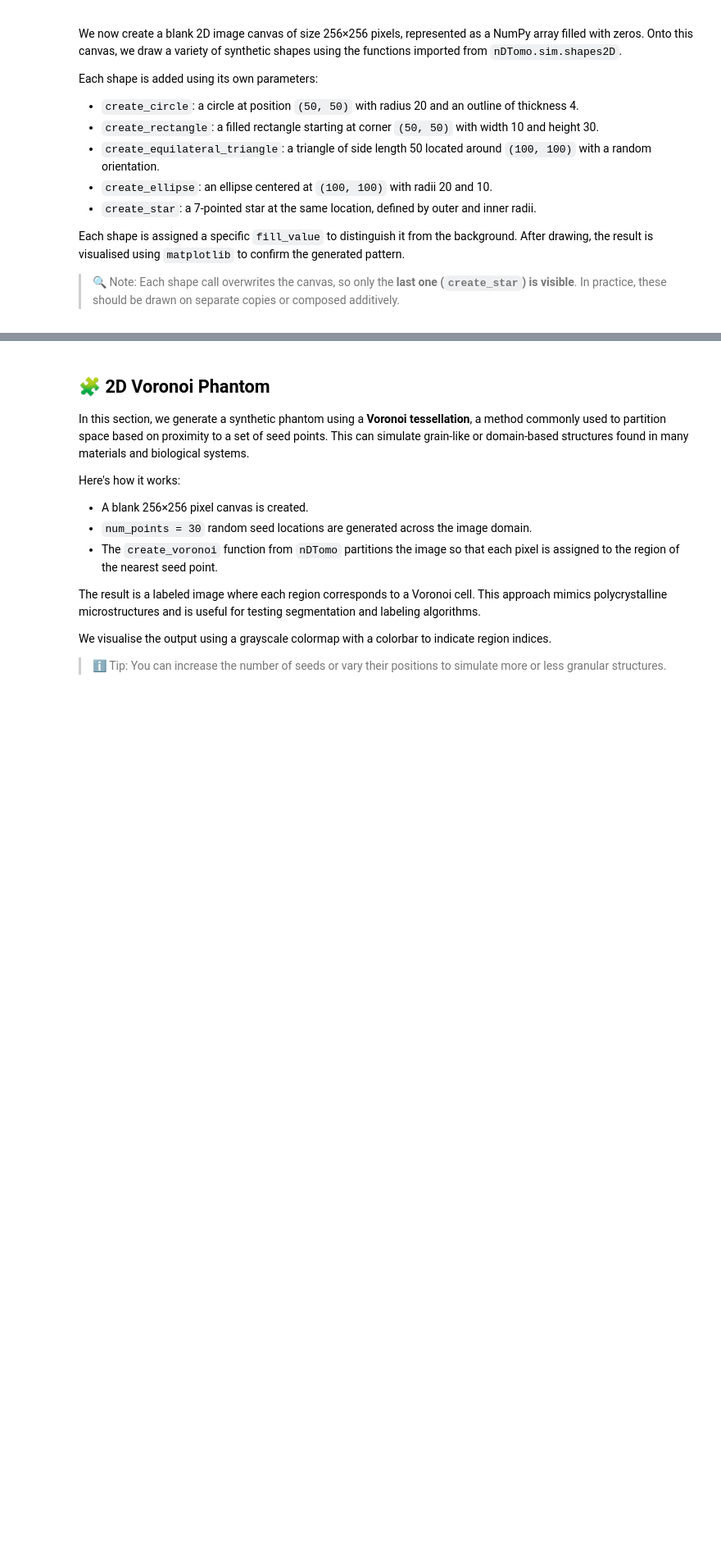
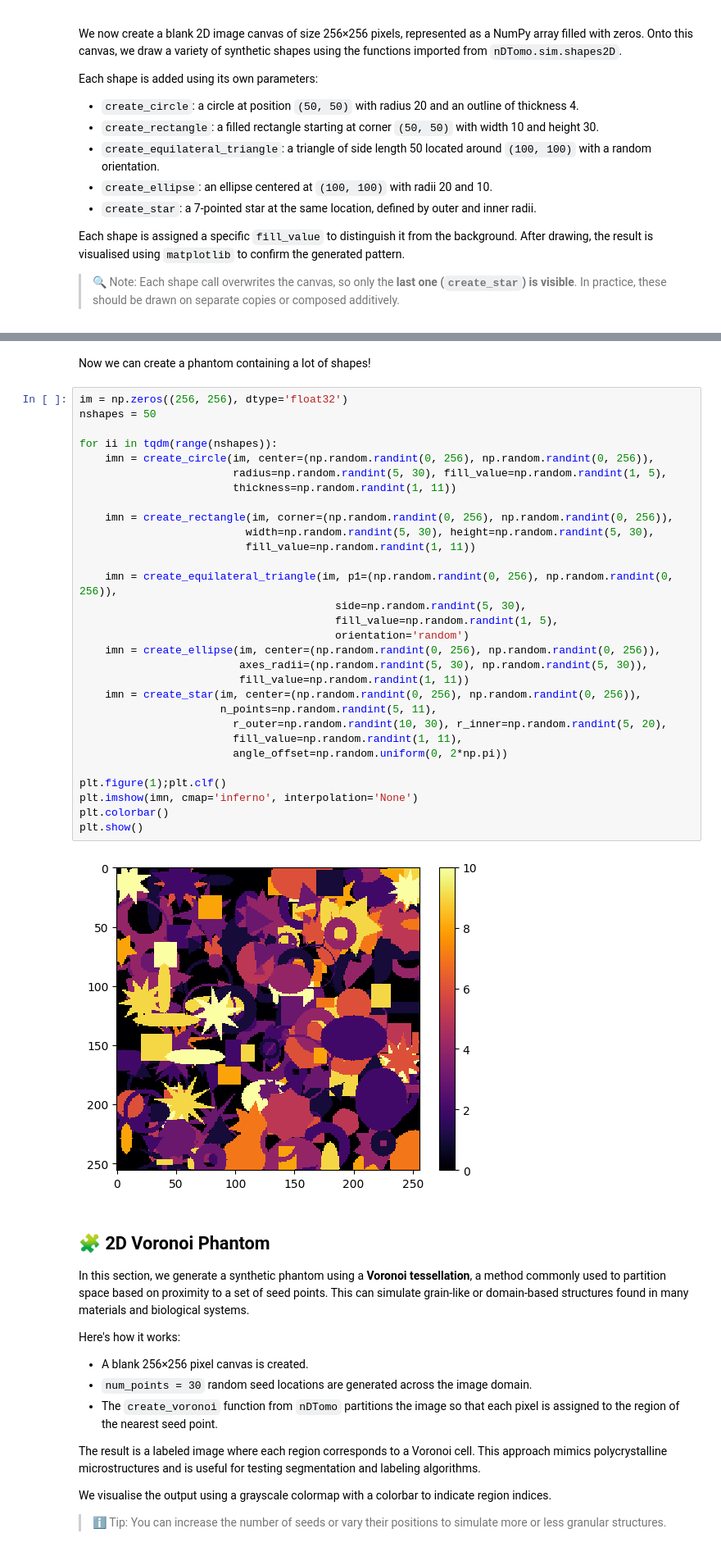
Before and after one commit to antonyvam/nDTomo, a Jupyter notebook: docs/source/notebooks/tutorial_phantoms.ipynb, the cells around one changed output, grey strips where cells are left out. Shown at 82% size. Cells and saved outputs as stored; diff of their text form; blank space fills up the shorter version.

Commit message:
shapes

```diff
--- a/docs/source/notebooks/tutorial_phantoms.ipynb
+++ b/docs/source/notebooks/tutorial_phantoms.ipynb
@@ -90,3 +90,37 @@ plt.show()
+# %% [markdown]
+Now we can create a phantom containing a lot of shapes!
+# %%
+im = np.zeros((256, 256), dtype='float32')
+nshapes = 50
+
+for ii in tqdm(range(nshapes)):
+    imn = create_circle(im, center=(np.random.randint(0, 256), np.random.randint(0, 256)),
+                        radius=np.random.randint(5, 30), fill_value=np.random.randint(1, 5),
+                        thickness=np.random.randint(1, 11))
+
+    imn = create_rectangle(im, corner=(np.random.randint(0, 256), np.random.randint(0, 256)),
+                          width=np.random.randint(5, 30), height=np.random.randint(5, 30),
+                          fill_value=np.random.randint(1, 11))
+
+    imn = create_equilateral_triangle(im, p1=(np.random.randint(0, 256), np.random.randint(0, 256)),
+                                        side=np.random.randint(5, 30),
+                                        fill_value=np.random.randint(1, 5),
+                                        orientation='random')
+    imn = create_ellipse(im, center=(np.random.randint(0, 256), np.random.randint(0, 256)),
+                         axes_radii=(np.random.randint(5, 30), np.random.randint(5, 30)),
+                         fill_value=np.random.randint(1, 11))
+    imn = create_star(im, center=(np.random.randint(0, 256), np.random.randint(0, 256)),
+                      n_points=np.random.randint(5, 11),
+                        r_outer=np.random.randint(10, 30), r_inner=np.random.randint(5, 20),
+                        fill_value=np.random.randint(1, 11),
+                        angle_offset=np.random.uniform(0, 2*np.pi))
+
+plt.figure(1);plt.clf()
+plt.imshow(imn, cmap='inferno', interpolation='None')
+plt.colorbar()
+plt.show()
+# %% [output]
+[figure, added]
 # %% [markdown]
 ## 🧩 2D Voronoi Phantom
 
```
Also changed, not shown: parts of 19 cells of this notebook, 1 other file.
